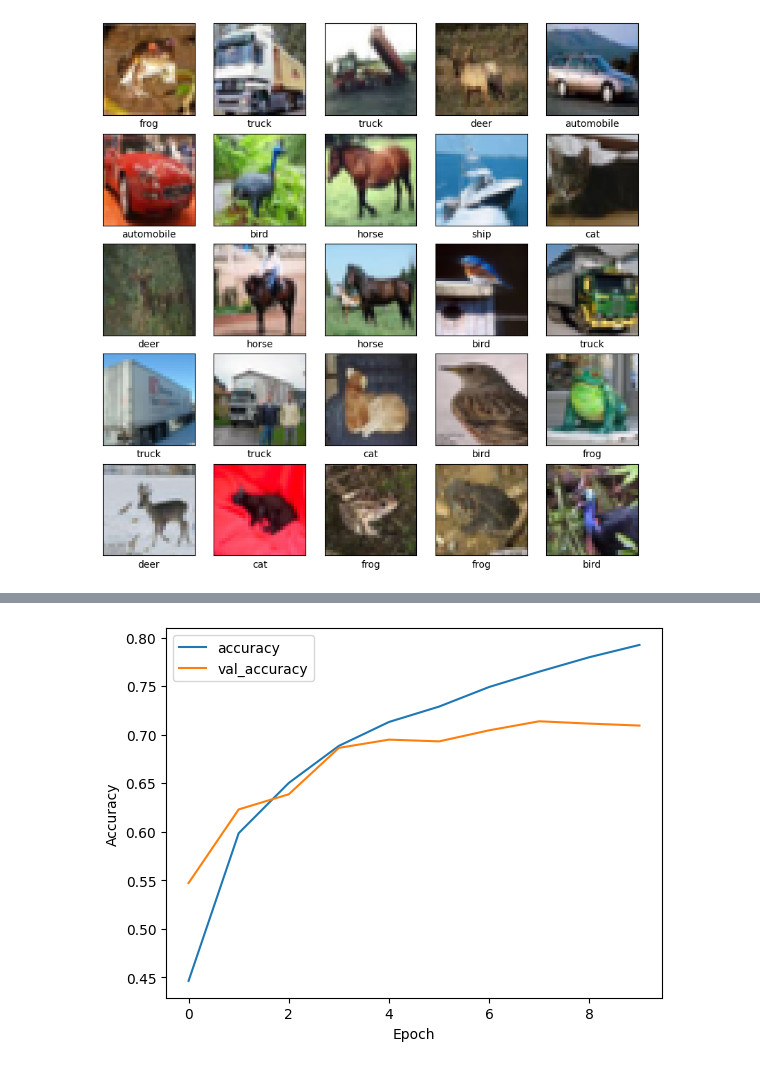
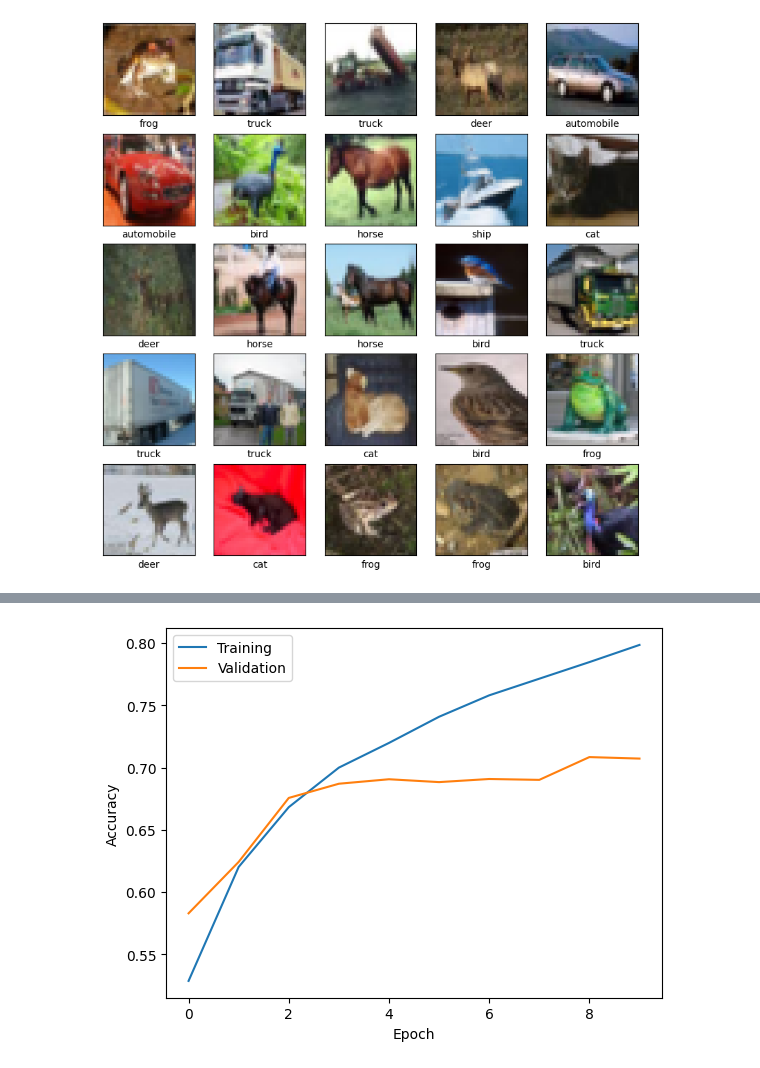
Before and after one commit to fraserlove/computer-vision, a Jupyter notebook: cnn_image_classifier_cifar.ipynb, the cells around one changed output, grey strips where cells are left out. Cells and saved outputs as stored; diff of their text form; code cells hidden in the pictures.

```diff
--- a/cnn_image_classifier_cifar.ipynb
+++ b/cnn_image_classifier_cifar.ipynb
@@ -5,11 +5,14 @@ import tensorflow as tf
 import numpy as np
 import matplotlib.pyplot as plt
 # %%
-# CIFAR10 dataset - 28x28 colour images. 50,000 images for training. 10,000 for testing. 10 classes
+IMG_HEIGHT = 32
+IMG_WIDTH = 32
+
+# CIFAR10 dataset - 32x32 colour images. 50,000 images for training. 10,000 for testing. 10 classes
 (train_images, train_labels), (test_images, test_labels) = tf.keras.datasets.cifar10.load_data()
 
 # Normalise pixel values to be between 0 and 1
-train_images, test_images = train_images / 255.0, test_images / 255.0
+train_images, test_images = train_images / 255, test_images / 255
 
 class_names = ['airplane', 'automobile', 'bird', 'cat', 'deer',
                'dog', 'frog', 'horse', 'ship', 'truck']
@@ -34,14 +37,14 @@ plt.show()
 # %%
 # Build the convolutional neural network, specifying each of the layers
 model = tf.keras.Sequential([
-    tf.keras.layers.Conv2D(32, (3, 3), activation='relu', input_shape=(32, 32, 3)),
+    tf.keras.layers.Conv2D(32, (3, 3), activation='relu', input_shape=(IMG_HEIGHT, IMG_WIDTH, 3)),
     tf.keras.layers.MaxPooling2D((2, 2)),
     tf.keras.layers.Conv2D(64, (3, 3), activation='relu'),
     tf.keras.layers.MaxPooling2D((2, 2)),
     tf.keras.layers.Conv2D(64, (3, 3), activation='relu'),
     tf.keras.layers.Flatten(),
     tf.keras.layers.Dense(64, activation='relu'),
-    tf.keras.layers.Dense(10)
+    tf.keras.layers.Dense(10, activation='softmax')
 ])
 
 model.summary()
@@ -65,7 +68,7 @@ Non-trainable params: 0 (0.00 Byte)
 _________________________________________________________________
 # %%
 model.compile(optimizer=tf.keras.optimizers.Adam(), # Backpropagation (algorithm for gradient descent)
-              loss=tf.keras.losses.SparseCategoricalCrossentropy(from_logits=True), # Loss function
+              loss=tf.keras.losses.SparseCategoricalCrossentropy(), # Loss function
               metrics=['accuracy']) # Fraction of images correctly classified
 # %%
 # Train the network
@@ -94,9 +97,9 @@ Epoch 10/10
 # %%
 # Evaluating the network
-plt.plot(history.history['accuracy'], label='accuracy')
-plt.plot(history.history['val_accuracy'], label = 'val_accuracy')
+plt.plot(history.history['accuracy'])
+plt.plot(history.history['val_accuracy'])
 plt.xlabel('Epoch'), plt.ylabel('Accuracy')
-plt.legend()
+plt.legend(['Training', 'Validation'])
 
-test_loss, test_acc = model.evaluate(test_images,  test_labels, verbose=2)
+loss, acc = model.evaluate(test_images,  test_labels)
 # %% [output]
@@ -104,2 +107,2 @@ test_loss, test_acc = model.evaluate(test_images,  test_labels, verbose=2)
-[figure, old version]
+[figure, new version]
 # %%
```
Also changed, not shown: parts of 7 cells of this notebook, 4 other files.
